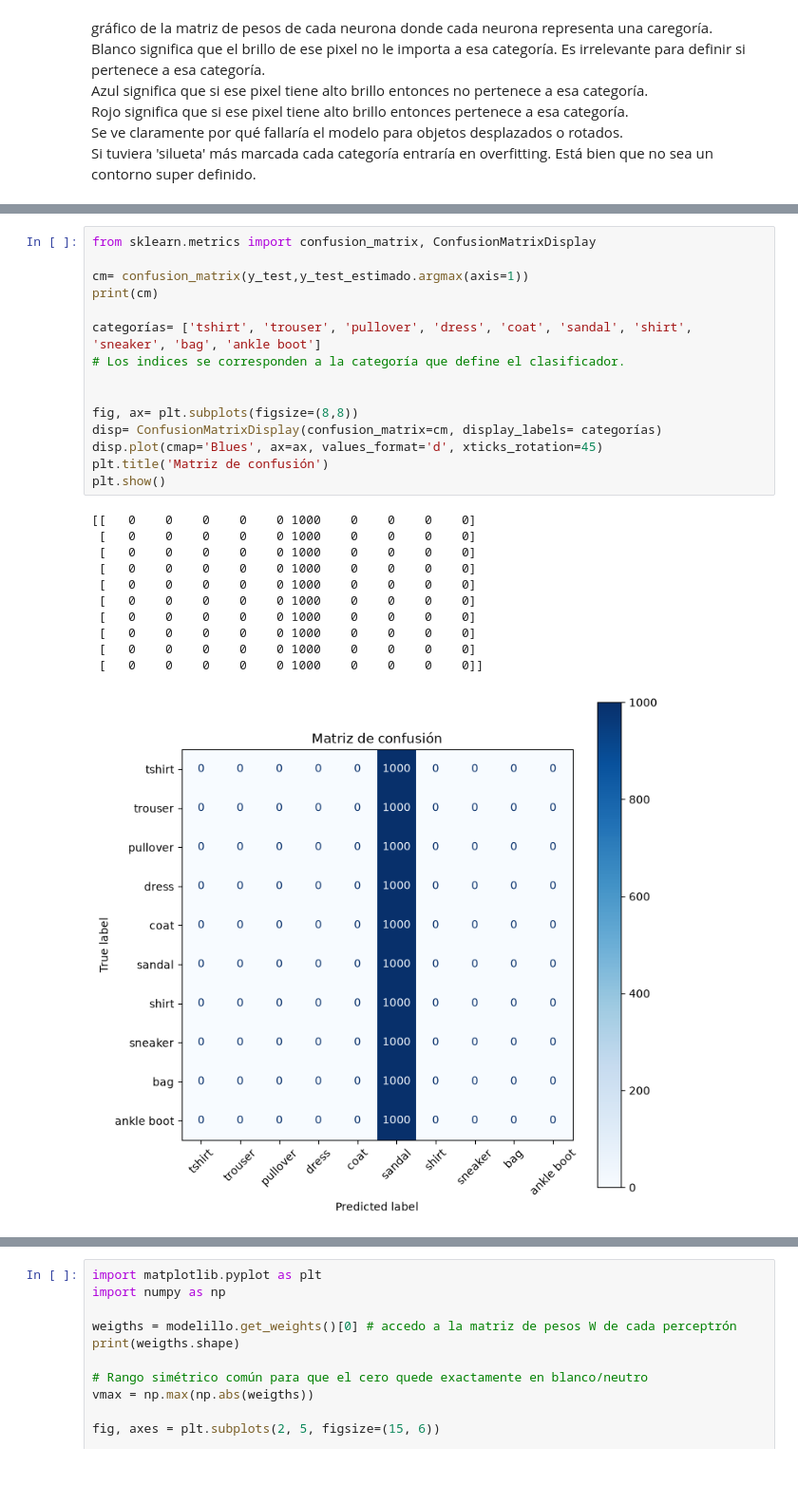
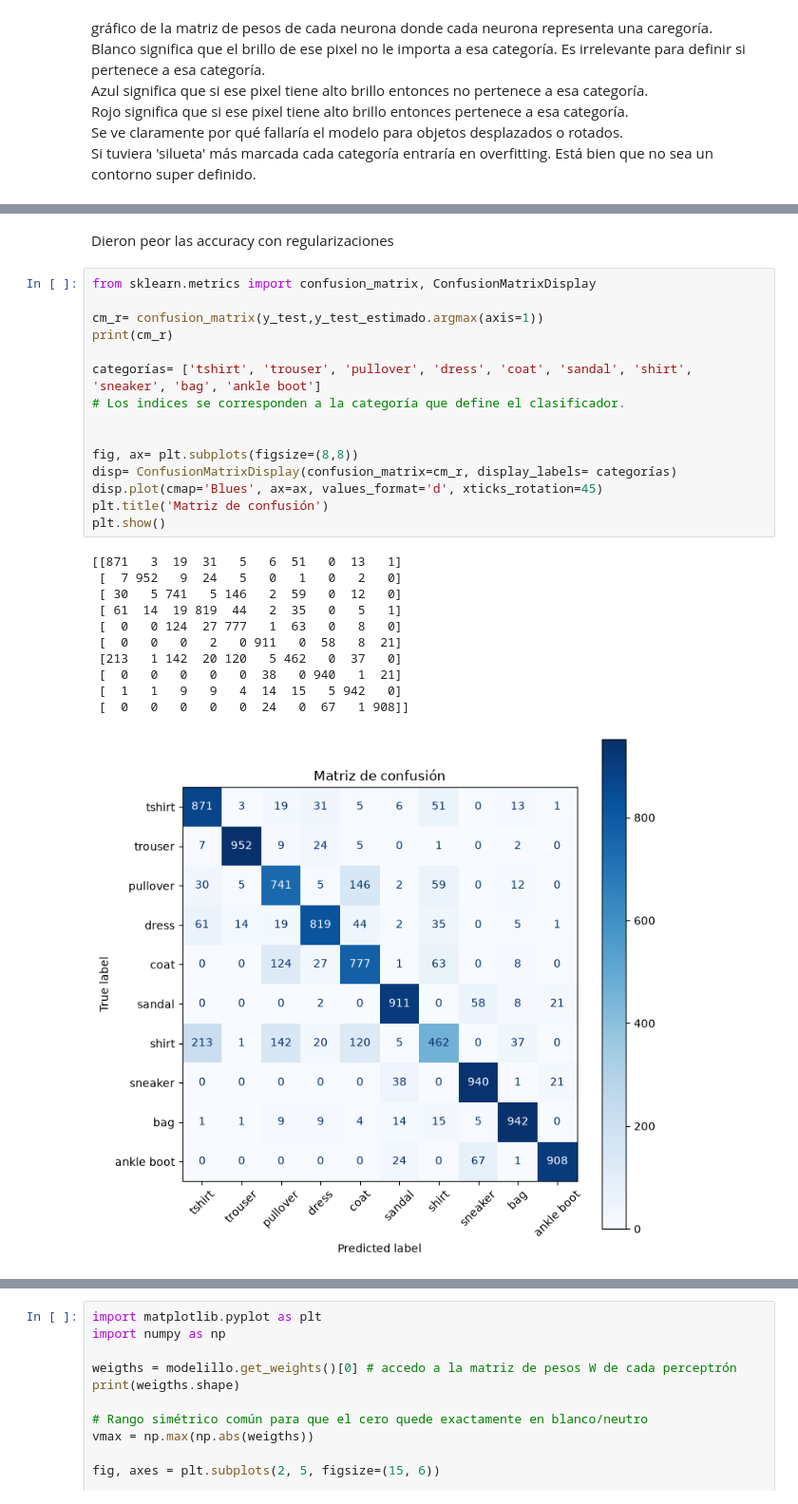
Before and after one commit to TomasCarneroRoldan125/Labo-de-Datos, a Jupyter notebook: Clasificador de ropa.ipynb, the cells around one changed output, grey strips where cells are left out. Shown at 95% size. Drawn from its saved outputs; the diff is of its cells as text; blank space fills up the shorter version.

```diff
--- a/Clasificador de ropa.ipynb
+++ b/Clasificador de ropa.ipynb
@@ -282,27 +286,29 @@ Accuracy de set test: 0.1
+# %% [markdown]
+Dieron peor las accuracy con regularizaciones
 # %%
 from sklearn.metrics import confusion_matrix, ConfusionMatrixDisplay
 
-cm= confusion_matrix(y_test,y_test_estimado.argmax(axis=1))
-print(cm)
+cm_r= confusion_matrix(y_test,y_test_estimado.argmax(axis=1))
+print(cm_r)
 
 categorías= ['tshirt', 'trouser', 'pullover', 'dress', 'coat', 'sandal', 'shirt', 'sneaker', 'bag', 'ankle boot']
 # Los indices se corresponden a la categoría que define el clasificador.
 
 
 fig, ax= plt.subplots(figsize=(8,8))
-disp= ConfusionMatrixDisplay(confusion_matrix=cm, display_labels= categorías)
+disp= ConfusionMatrixDisplay(confusion_matrix=cm_r, display_labels= categorías)
 disp.plot(cmap='Blues', ax=ax, values_format='d', xticks_rotation=45)
 plt.title('Matriz de confusión')
 plt.show()
 # %% [output]
-[[   0    0    0    0    0 1000    0    0    0    0]
- [   0    0    0    0    0 1000    0    0    0    0]
- [   0    0    0    0    0 1000    0    0    0    0]
- [   0    0    0    0    0 1000    0    0    0    0]
- [   0    0    0    0    0 1000    0    0    0    0]
- [   0    0    0    0    0 1000    0    0    0    0]
- [   0    0    0    0    0 1000    0    0    0    0]
- [   0    0    0    0    0 1000    0    0    0    0]
- [   0    0    0    0    0 1000    0    0    0    0]
- [   0    0    0    0    0 1000    0    0    0    0]]
+[[871   3  19  31   5   6  51   0  13   1]
+ [  7 952   9  24   5   0   1   0   2   0]
+ [ 30   5 741   5 146   2  59   0  12   0]
+ [ 61  14  19 819  44   2  35   0   5   1]
+ [  0   0 124  27 777   1  63   0   8   0]
+ [  0   0   0   2   0 911   0  58   8  21]
+ [213   1 142  20 120   5 462   0  37   0]
+ [  0   0   0   0   0  38   0 940   1  21]
+ [  1   1   9   9   4  14  15   5 942   0]
+ [  0   0   0   0   0  24   0  67   1 908]]
-[figure, old version]
+[figure, new version]
```
Also changed, not shown: parts of 20 cells of this notebook, 2 other files.
